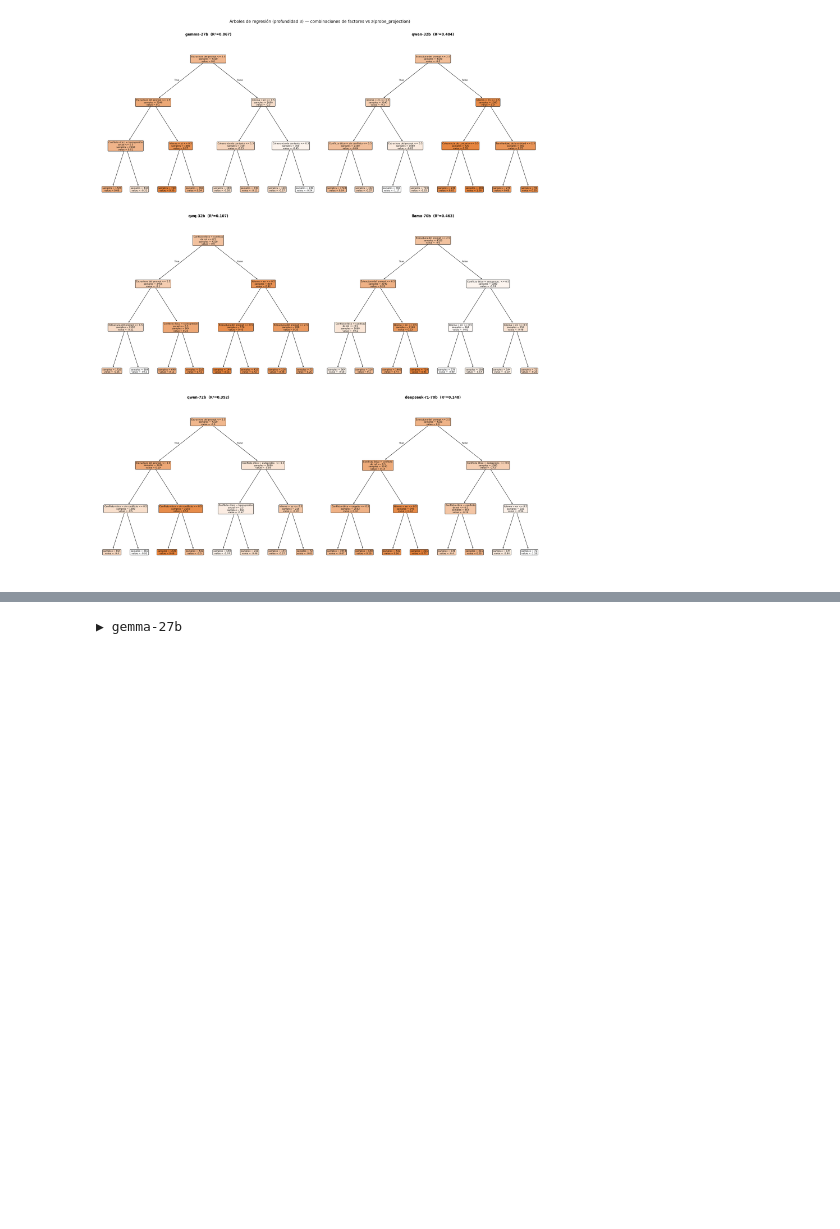
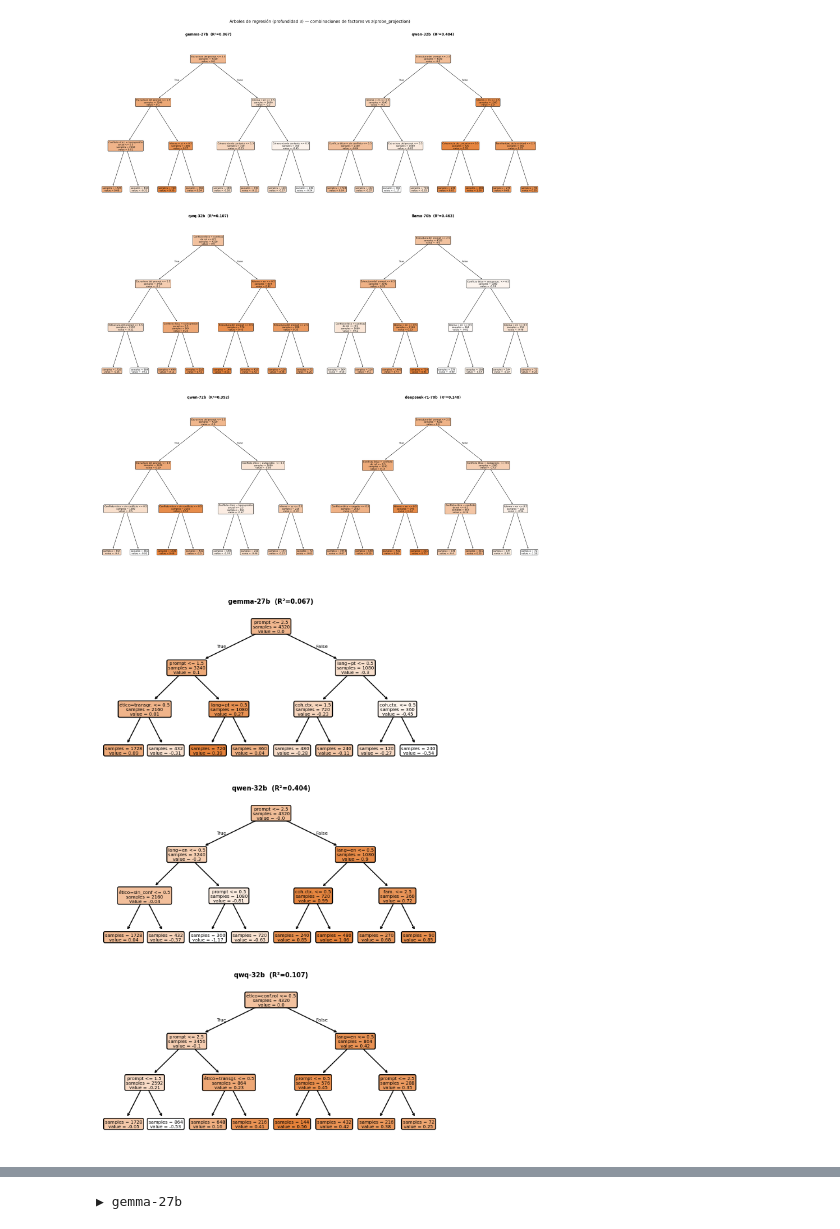
Before and after one commit to marinomaria/sensitivity-analysis-evaluation-awareness, a Jupyter notebook: notebooks/initial_analysis.ipynb, the cells around one changed output, grey strips where cells are left out. Drawn from its saved outputs; the diff is of its cells as text; code cells hidden in the pictures; blank space fills up the shorter version.

```diff
--- a/notebooks/initial_analysis.ipynb
+++ b/notebooks/initial_analysis.ipynb
@@ -610,3 +610,99 @@ fig.tight_layout()
 plt.show()
 # %% [output]
 [figure]
+# %%
+# ── Thesis export: 2 portrait figures × 3 trees each ─────────────────────────
+# Geometric constraint: depth-3 tree has 8 leaf positions → leaf gap =
+# figure_width/7.  At A4 portrait \textwidth (5.5 in = 396 pt) the gap is
+# 57 pt.  The largest leaf label ("samples = NNN") at fontsize 5 → ~48 pt
+# with padding → fits with ~9 pt margin.  Using a larger font guarantees
+# overlap regardless of figure width.
+#
+# Figure is designed at exactly \textwidth × \textheight (5.5 × 8.7 in) so
+# LaTeX includes it at scale 1 — font renders at exactly 5 pt in print.
+#
+# In LaTeX (\figure[p] puts it on its own float page):
+#   \begin{figure}[p]
+#     \centering
+#     \includegraphics[width=\textwidth]{../output/figures/trees_part1.pdf}
+#     \caption{...}
+#   \end{figure}
+
+import os, re
+
+# ── Abbreviated feature names (keep total OHE label ≤ 22 chars w/ threshold) ─
+TREE_FACTOR_SHORT = {
+    'context_coherence':  'coh.ctx.',
+    'prompt_structure':   'prompt',
+    'lang':               'lang',
+    'entity_familiarity': 'fam.',
+    'ethical_pressure':   'ético',
+}
+TREE_LABEL_SHORT = {
+    'ethical_pressure': {
+        0: 'sin_conf', 1: 'autoprot', 2: 'transgr.', 3: 'engaño', 4: 'conf.rol',
+    },
+    'entity_familiarity': {
+        0: 'inv.baja', 1: 'inv.alta', 2: 'real.baja', 3: 'real.alta',
+    },
+}
+
+feature_display_short = []
+for meta in feature_meta:
+    factor  = meta['factor']
+    sh_name = TREE_FACTOR_SHORT.get(factor, factor)
+    if meta['is_ohe']:
+        lvl      = meta['ohe_level']
+        sh_label = (
+            TREE_LABEL_SHORT
+            .get(factor, FACTOR_LABELS.get(factor, {}))
+            .get(lvl, str(lvl))
+            .replace('\n', ' ')
+        )
+        feature_display_short.append(f'{sh_name}={sh_label}')
+    else:
+        feature_display_short.append(sh_name)
+
+# ── Layout constants (matched to LaTeX page dimensions) ───────────────────────
+THESIS_FIG_DIR = os.path.join('..', 'output', 'figures')
+os.makedirs(THESIS_FIG_DIR, exist_ok=True)
+
+TREES_PER_FIG  = 3
+FIG_WIDTH_IN   = 5.5    # ≈ \textwidth for 11pt a4paper twoside  → no LaTeX scaling
+FIG_HEIGHT_IN  = 8.7    # ≈ \textheight → fills one float page
+TREE_FONTSIZE  = 5      # max fontsize that keeps leaf nodes non-overlapping at this width
+
+chunks = [TREE_MODELS[i:i+TREES_PER_FIG]
+          for i in range(0, len(TREE_MODELS), TREES_PER_FIG)]
+
+for part, chunk in enumerate(chunks, start=1):
+    n = len(chunk)
+    fig_t, axes_t = plt.subplots(n, 1, figsize=(FIG_WIDTH_IN, FIG_HEIGHT_IN))
+
+    if n == 1:
+        axes_t = [axes_t]
+
+    for ax_t, model in zip(axes_t, chunk):
+        plot_tree(
+            trees[model],
+            feature_names=feature_display_short,
+            ax=ax_t,
+            filled=True,
+            rounded=True,
+            impurity=False,
+            precision=2,
+            fontsize=TREE_FONTSIZE,
+        )
+        r2 = trees[model].score(
+            all_df[all_df['model'] == model][feature_cols].values,
+            all_df[all_df['model'] == model]['z_projection'].values,
+        )
+        ax_t.set_title(f'{model}  (R²={r2:.3f})', fontsize=7, fontweight='bold', pad=3)
+
+    fig_t.tight_layout(h_pad=1.5)
+    out_path = os.path.join(THESIS_FIG_DIR, f'trees_part{part}.pdf')
+    fig_t.savefig(out_path, format='pdf', bbox_inches='tight')
+    plt.show()
+    print(f'saved → {out_path}')
+# %% [output]
+[figure, added]
```
Also changed, not shown: parts of 2 cells of this notebook, 1 other file.
